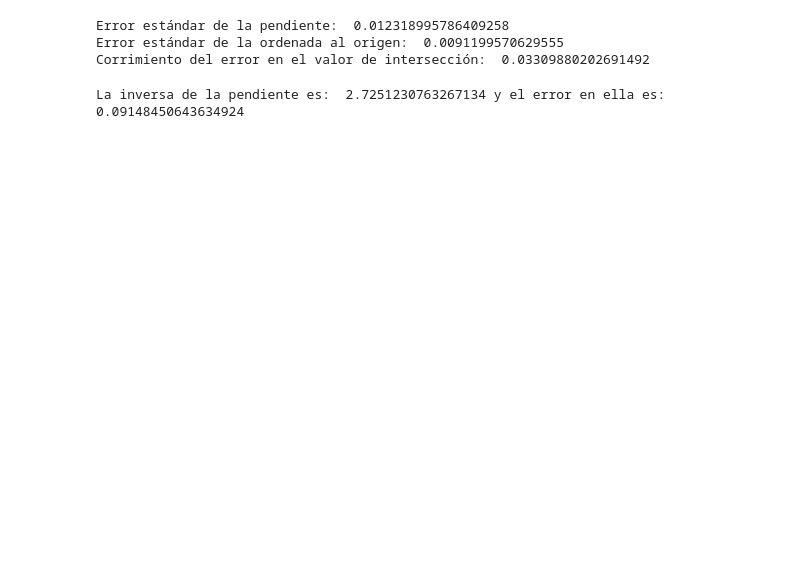
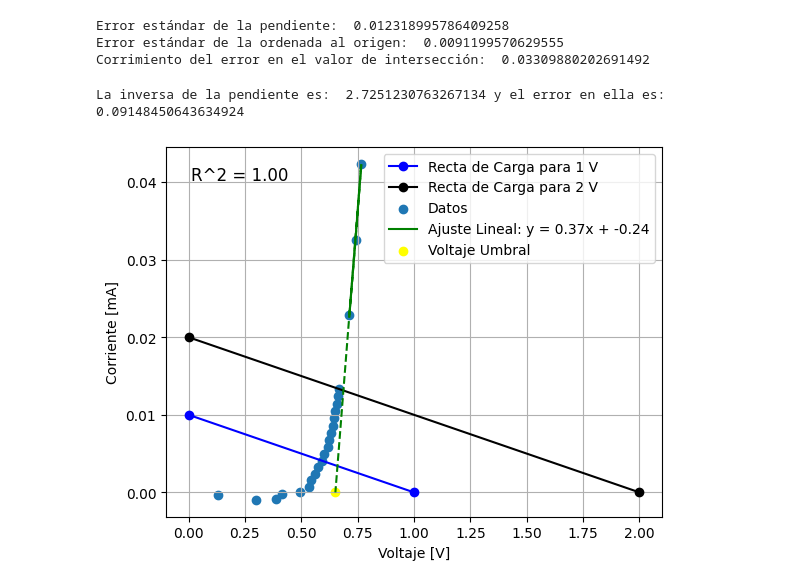
Before and after one commit to ComancheMario/Python-, a Jupyter notebook: electronica/Diodos.ipynb, the cells around one changed output. Cells and saved outputs as stored; diff of their text form; code cells hidden in the pictures; blank space fills up the shorter version.

Commit message:
toca sacar recta de carga

```diff
--- a/electronica/Diodos.ipynb
+++ b/electronica/Diodos.ipynb
@@ -83,3 +141,95 @@ SE_one_over_slope = abs((1 / (slope ** 2)) * SE_slope)
 print("La inversa de la pendiente es: ", one_over_slope, "y el error en ella es: ",SE_one_over_slope)
 # %% [output]
 La inversa de la pendiente es:  2.7251230763267134 y el error en ella es:  0.09148450643634924
+# %%
+import matplotlib.pyplot as plt
+
+# Define las coordenadas de los dos puntos
+x1, y1 = 1, 0  # Coordenadas del primer punto
+x2, y2 = 0, 0.01  # Coordenadas del segundo punto
+
+# Crea una lista de las coordenadas X e Y de los dos puntos
+x_coords = [x1, x2]
+y_coords = [y1, y2]
+
+# Trazar la recta entre los dos puntos
+plt.plot(x_coords, y_coords, marker='o', linestyle='-',label=f'Recta de Carga para 1 V', color='b')
+
+# Define las coordenadas de los dos puntos
+x12, y12 = 2, 0  # Coordenadas del primer punto
+x22, y22 = 0, 0.02  # Coordenadas del segundo punto
+
+# Crea una lista de las coordenadas X e Y de los dos puntos
+x_coords2 = [x12, x22]
+y_coords2 = [y12, y22]
+
+# Trazar la recta entre los dos puntos
+plt.plot(x_coords2, y_coords2, marker='o', linestyle='-',label=f'Recta de Carga para 2 V', color='k')
+
+
+# Etiquetas para los ejes
+plt.xlabel('Eje X')
+plt.ylabel('Eje Y')
+
+# Mostrar el gráfico
+plt.grid(True)
+
+import pandas as pd
+import matplotlib.pyplot as plt
+import numpy as np
+from scipy.optimize import curve_fit
+
+# Carga los datos desde el archivo CSV
+data = pd.read_csv('C:\\Users\\madro\\OneDrive\\Documents\\Python-\\electronica\\1Diodo.csv')
+
+# Supongamos que tienes dos columnas llamadas 'ColumnaX' y 'ColumnaY'
+x = data['V en el diodo']
+y = data['Corriente']
+
+
+# Definir un umbral para excluir ciertos datos
+umbral = 0.7  # Cambia esto al valor que desees
+
+# Filtrar los datos para excluir aquellos por debajo del umbral
+x_filtrado = x[x >= umbral]
+y_filtrado = y[x >= umbral]
+
+# Realizar el ajuste lineal usando numpy en los datos filtrados
+slope, intercept = np.polyfit(x_filtrado, y_filtrado, 1)
+
+# Calcular el coeficiente de determinación (R cuadrado)
+residuals = y_filtrado - (slope * x_filtrado + intercept)
+ss_residual = np.sum(residuals**2)
+ss_total = np.sum((y_filtrado - np.mean(y_filtrado))**2)
+r_squared = 1 - (ss_residual / ss_total)
+
+# Crear una función de ajuste lineal
+fit_line = slope * x_filtrado + intercept
+
+# Extender la recta de ajuste lineal hasta tocar el eje X
+x_extendido = np.concatenate((x_filtrado, [x_interseccion]))
+y_extendido = np.concatenate((y_filtrado, [0]))
+
+# Graficar los datos originales, el ajuste lineal y la extensión de la recta hasta el eje X
+plt.scatter(x, y, label='Datos')
+plt.plot(x_filtrado, fit_line, color='green', label=f'Ajuste Lineal: y = {slope:.2f}x + {intercept:.2f}')
+plt.plot(x_extendido, y_extendido, color='green', linestyle='--')
+
+# Marcar el punto de intersección con el eje X
+plt.scatter([x_interseccion], [0], color='yellow', marker='o', label='Voltaje Umbral')
+
+# Agregar el valor del coeficiente de determinación al gráfico
+plt.annotate(f'R^2 = {r_squared:.2f}', xy=(0.05, 0.91), xycoords='axes fraction', fontsize=12, color='black')
+
+plt.xlabel('Voltaje [V]')
+plt.ylabel('Corriente [mA]')
+plt.legend()
+plt.grid(True)
+plt.show()
+
+# Imprimir la pendiente y la ordenada al origen
+print(f'Pendiente (m): {slope}')
+print(f'Ordenada al Origen (b): {intercept}')
+print(f'Voltaje Umbral: {x_interseccion}')
+# %% [output]
+[figure, added]
```
Also changed, not shown: parts of 3 cells of this notebook.
